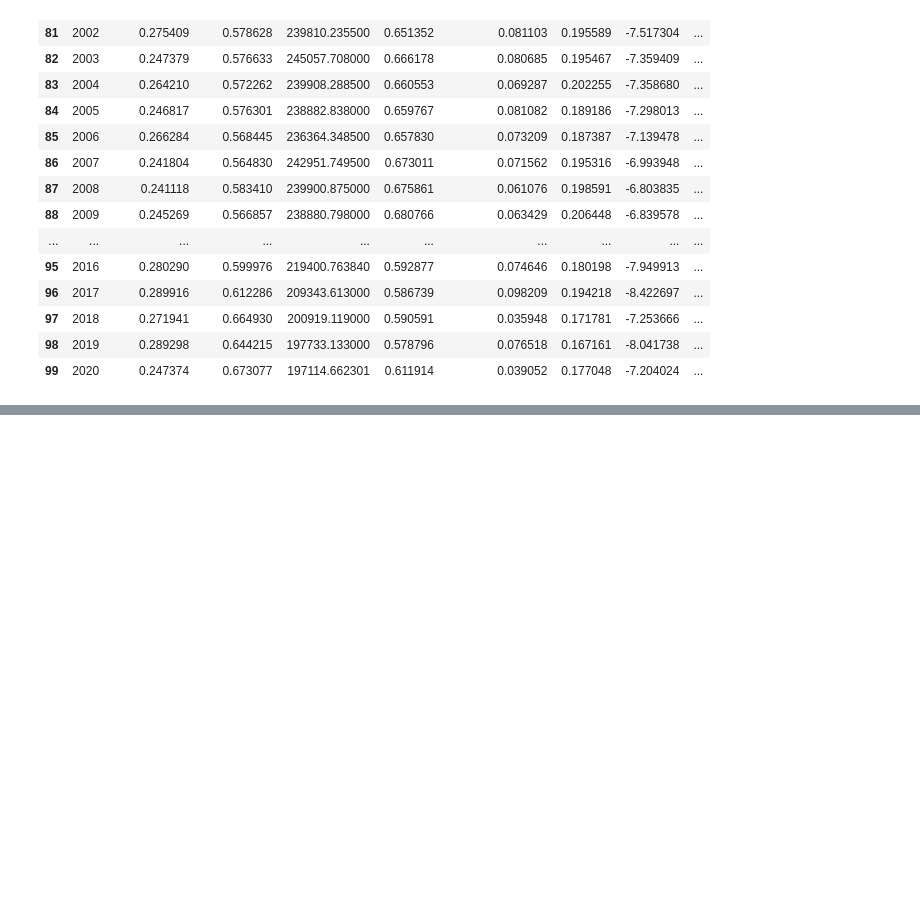
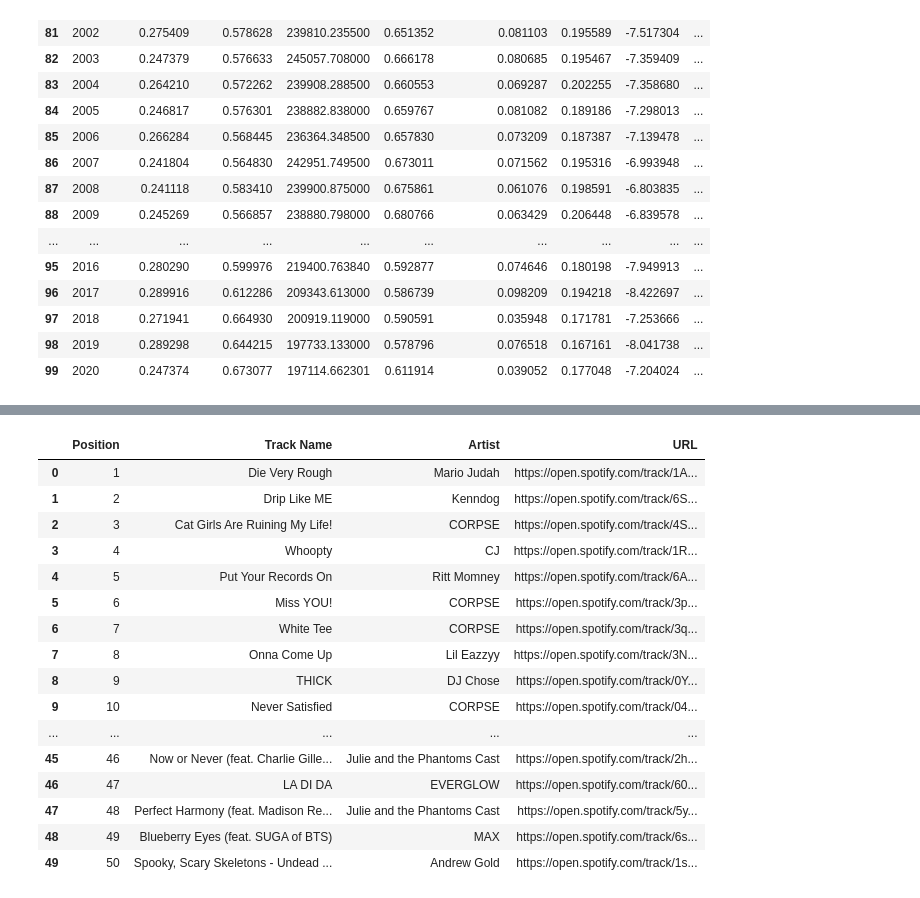
Before and after one commit to crchunn/Final-Project, a Jupyter notebook: Spotify data.ipynb, the cells around one changed output, grey strips where cells are left out. Cells and saved outputs as stored; diff of their text form; code cells hidden in the pictures; blank space fills up the shorter version.

```diff
--- a/Spotify data.ipynb
+++ b/Spotify data.ipynb
@@ -245,0 +210,23 @@ if __name__ == '__main__':
+# %%
+weekly50_csv = "viral-us-weekly-latest.csv"
+# Read with Pandas
+weekly50_df = pd.read_csv('data/viral-us-weekly-latest.csv')
+weekly50_df
+# %% [output]
+|  | Position | Track Name | Artist | URL |
+| 0 | 1 | Die Very Rough | Mario Judah | https://open.spotify.com/track/1A... |
+| 1 | 2 | Drip Like ME | Kenndog | https://open.spotify.com/track/6S... |
+| 2 | 3 | Cat Girls Are Ruining My Life! | CORPSE | https://open.spotify.com/track/4S... |
+| 3 | 4 | Whoopty | CJ | https://open.spotify.com/track/1R... |
+| 4 | 5 | Put Your Records On | Ritt Momney | https://open.spotify.com/track/6A... |
+| 5 | 6 | Miss YOU! | CORPSE | https://open.spotify.com/track/3p... |
+| 6 | 7 | White Tee | CORPSE | https://open.spotify.com/track/3q... |
+| 7 | 8 | Onna Come Up | Lil Eazzyy | https://open.spotify.com/track/3N... |
+| 8 | 9 | THICK | DJ Chose | https://open.spotify.com/track/0Y... |
+| 9 | 10 | Never Satisfied | CORPSE | https://open.spotify.com/track/04... |
+| ... | ... | ... | ... | ... |
+| 45 | 46 | Now or Never (feat. Charlie Gille... | Julie and the Phantoms Cast | https://open.spotify.com/track/2h... |
+| 46 | 47 | LA DI DA | EVERGLOW | https://open.spotify.com/track/60... |
+| 47 | 48 | Perfect Harmony (feat. Madison Re... | Julie and the Phantoms Cast | https://open.spotify.com/track/5y... |
+| 48 | 49 | Blueberry Eyes (feat. SUGA of BTS) | MAX | https://open.spotify.com/track/6s... |
+| 49 | 50 | Spooky, Scary Skeletons - Undead ... | Andrew Gold | https://open.spotify.com/track/1s... |
```
Also changed, not shown: parts of 7 cells of this notebook, 7 other files.
